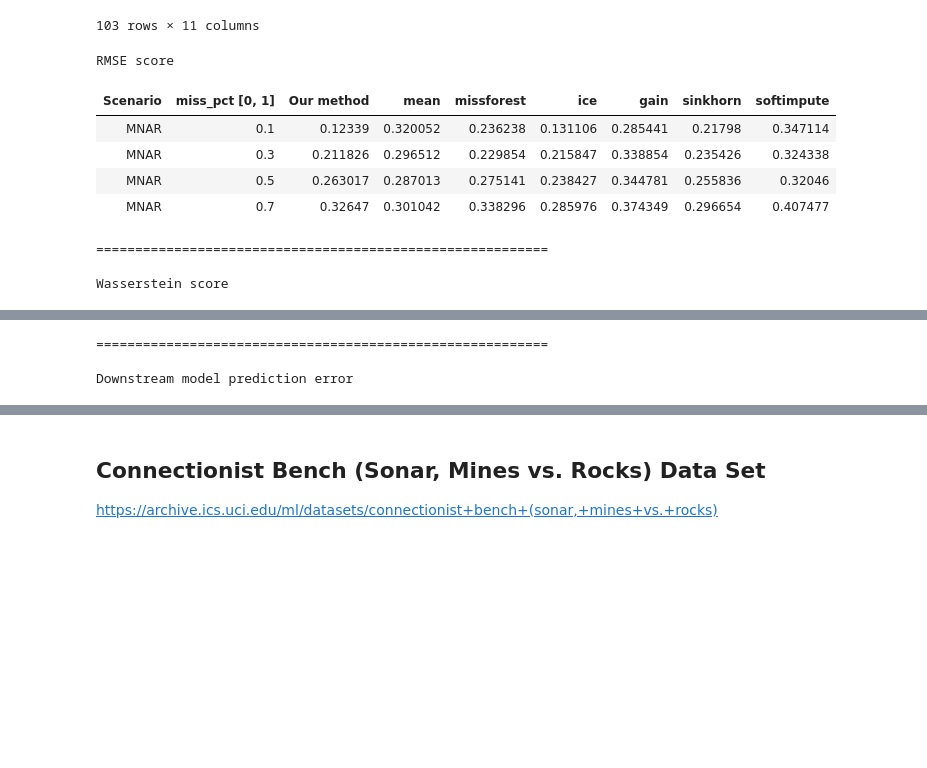
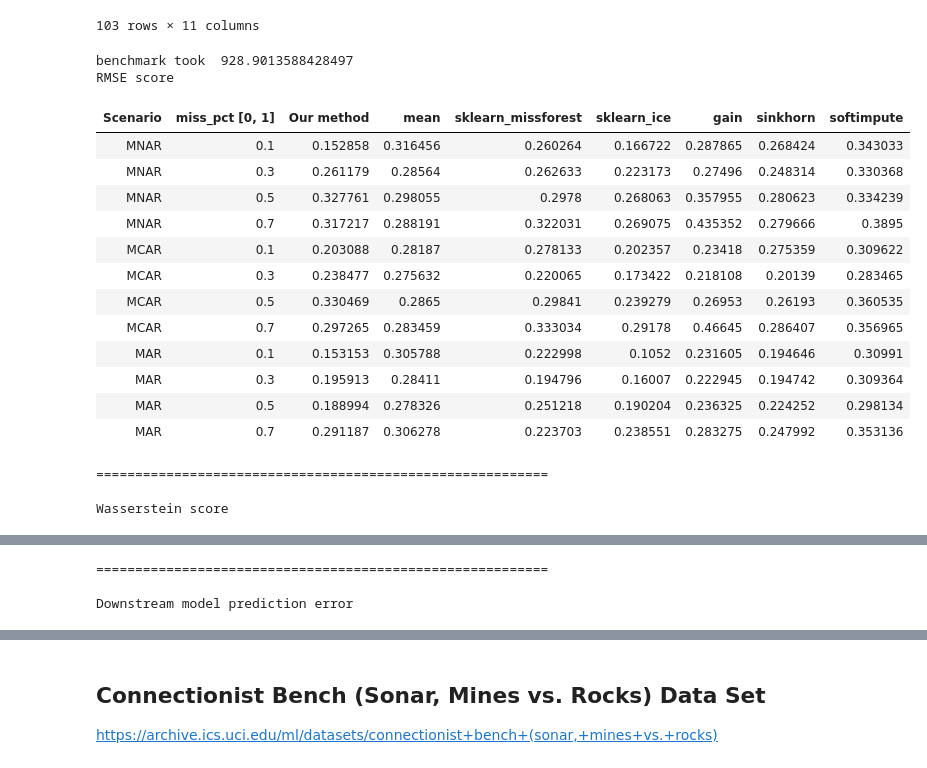
Before and after one commit to vanderschaarlab/hyperimpute, a Jupyter notebook: tutorials/tutorial_03_hyperimpute_with_hyperband.ipynb, the cells around one changed output, grey strips where cells are left out. Cells and saved outputs as stored; diff of their text form; code cells hidden in the pictures; blank space fills up the shorter version.

```diff
--- a/tutorials/tutorial_03_hyperimpute_with_hyperband.ipynb
+++ b/tutorials/tutorial_03_hyperimpute_with_hyperband.ipynb
@@ -55,3 +34,44 @@ def evaluate_dataset_repeated(
+# %%
+from pathlib import Path
+
+def get_imputer():
+    return imputers.get("hyperimpute",
+        optimizer = "hyperband"
+    )
+
+def save_results(fname, results):
+    path = Path("tutorial_03_hyperimpute_with_hyperband")
+    path.mkdir(parents=True, exist_ok=True)
+
+    out = path / fname
+
+    with open(out, 'w') as outfile:
+        json.dump(results, outfile)
+
+def evaluate_dataset_repeated(
+    name,
+    X_raw,
+    y,
+    ref_methods=["mean", "sklearn_missforest", "sklearn_ice",
+                 "gain", "sinkhorn", "softimpute"],
+    scenarios=["MNAR", "MCAR", "MAR"],
+    miss_pct=[0.1, 0.3, 0.5, 0.7],
+    n_iter=1,
+    debug=False,
+):
+    results = evaluate_dataset_repeated_internal(
+        name = name,
+        evaluated_model = get_imputer(),
+        X_raw = X_raw,
+        y = y,
+        ref_methods=ref_methods,
+        scenarios=scenarios,
+        miss_pct=miss_pct,
+        n_iter=n_iter,
+        debug=debug,
+    )
+
+    save_results(name, results)
 # %% [markdown]
 ## Sanity check in  debug mode
 # %%
@@ -497,16 +617,25 @@ df
 # %%
 last_col = df.columns[-1]
 y = df[last_col]
 X_raw = df.drop(columns = ["No", last_col])
 
-evaluate_dataset_repeated("concret_slump", X_raw, y)
+evaluate_dataset_repeated("slump", X_raw, y)
 # %% [output]
+benchmark took  928.9013588428497
 RMSE score
-| Scenario | miss_pct [0, 1] | Our method | mean | missforest | ice | gain | sinkhorn | softimpute |
-| MNAR | 0.1 | 0.12339 | 0.320052 | 0.236238 | 0.131106 | 0.285441 | 0.21798 | 0.347114 |
-| MNAR | 0.3 | 0.211826 | 0.296512 | 0.229854 | 0.215847 | 0.338854 | 0.235426 | 0.324338 |
-| MNAR | 0.5 | 0.263017 | 0.287013 | 0.275141 | 0.238427 | 0.344781 | 0.255836 | 0.32046 |
-| MNAR | 0.7 | 0.32647 | 0.301042 | 0.338296 | 0.285976 | 0.374349 | 0.296654 | 0.407477 |
+| Scenario | miss_pct [0, 1] | Our method | mean | sklearn_missforest | sklearn_ice | gain | sinkhorn | softimpute |
+| MNAR | 0.1 | 0.152858 | 0.316456 | 0.260264 | 0.166722 | 0.287865 | 0.268424 | 0.343033 |
+| MNAR | 0.3 | 0.261179 | 0.28564 | 0.262633 | 0.223173 | 0.27496 | 0.248314 | 0.330368 |
+| MNAR | 0.5 | 0.327761 | 0.298055 | 0.2978 | 0.268063 | 0.357955 | 0.280623 | 0.334239 |
+| MNAR | 0.7 | 0.317217 | 0.288191 | 0.322031 | 0.269075 | 0.435352 | 0.279666 | 0.3895 |
+| MCAR | 0.1 | 0.203088 | 0.28187 | 0.278133 | 0.202357 | 0.23418 | 0.275359 | 0.309622 |
+| MCAR | 0.3 | 0.238477 | 0.275632 | 0.220065 | 0.173422 | 0.218108 | 0.20139 | 0.283465 |
+| MCAR | 0.5 | 0.330469 | 0.2865 | 0.29841 | 0.239279 | 0.26953 | 0.26193 | 0.360535 |
+| MCAR | 0.7 | 0.297265 | 0.283459 | 0.333034 | 0.29178 | 0.46645 | 0.286407 | 0.356965 |
+| MAR | 0.1 | 0.153153 | 0.305788 | 0.222998 | 0.1052 | 0.231605 | 0.194646 | 0.30991 |
+| MAR | 0.3 | 0.195913 | 0.28411 | 0.194796 | 0.16007 | 0.222945 | 0.194742 | 0.309364 |
+| MAR | 0.5 | 0.188994 | 0.278326 | 0.251218 | 0.190204 | 0.236325 | 0.224252 | 0.298134 |
+| MAR | 0.7 | 0.291187 | 0.306278 | 0.223703 | 0.238551 | 0.283275 | 0.247992 | 0.353136 |
 ==========================================================
 
 Wasserstein score
```
Also changed, not shown: parts of 42 cells of this notebook.
